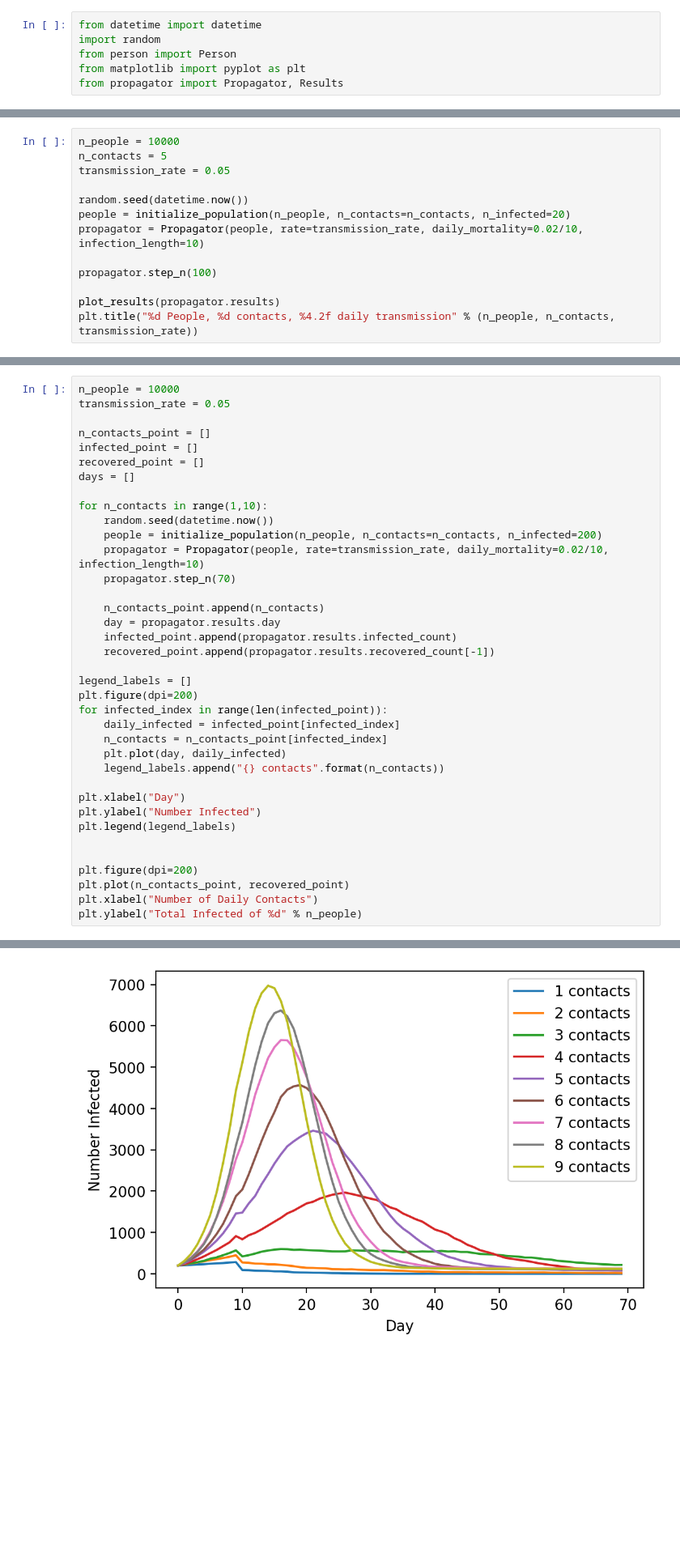
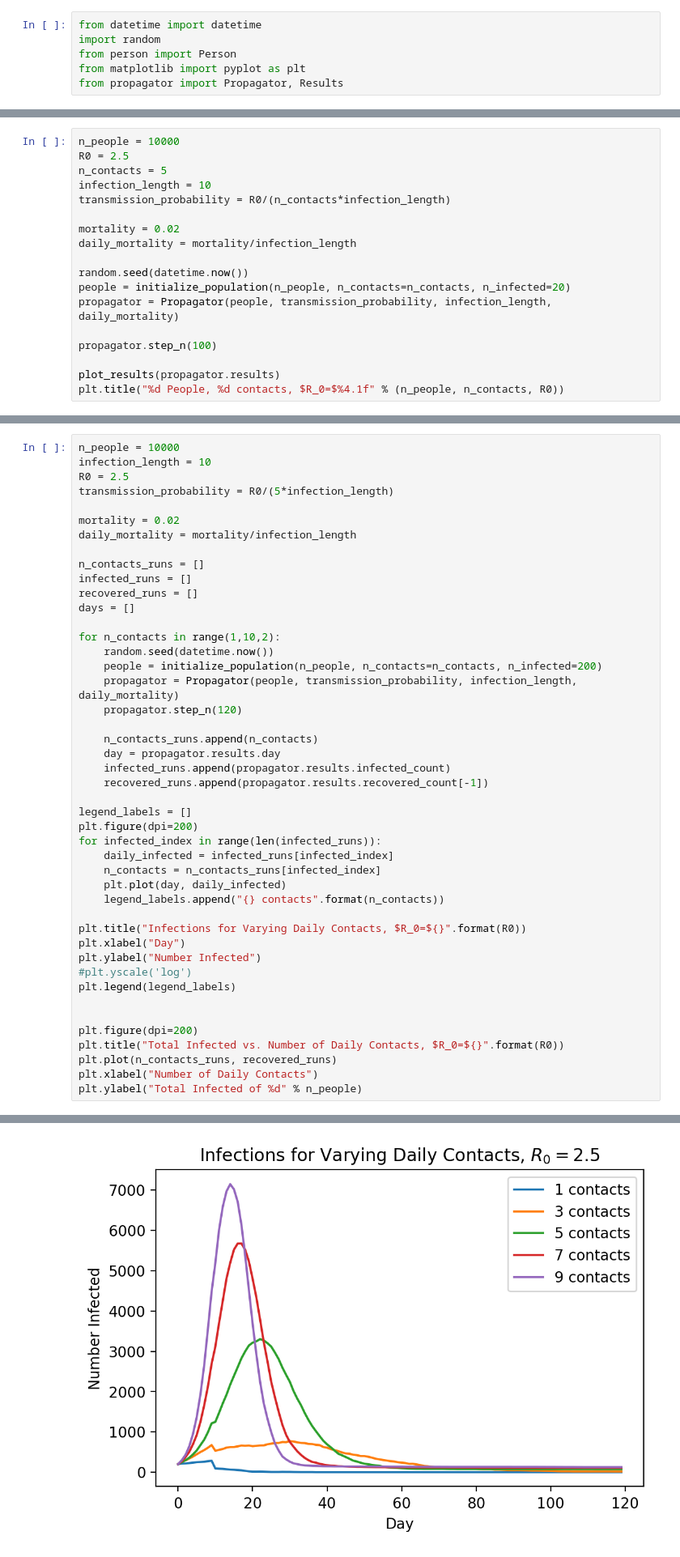
Before and after one commit to seamusriordan/coronav2, a Jupyter notebook: corona_mc.ipynb, the cells around one changed output, grey strips where cells are left out. Shown: that part at 81% size. Saved outputs shown, nothing was run; the diff lists cells and outputs as text; blank space fills up the shorter version.

Commit message:
Clean up plots and variable naming

```diff
--- a/corona_mc.ipynb
+++ b/corona_mc.ipynb
@@ -41,14 +49,19 @@ def initialize_population(n_people, n_contacts, n_infected, n_immune=0):
 # %%
 n_people = 10000
+R0 = 2.5
 n_contacts = 5
-transmission_rate = 0.05
+infection_length = 10
+transmission_probability = R0/(n_contacts*infection_length)
+
+mortality = 0.02
+daily_mortality = mortality/infection_length
 
 random.seed(datetime.now())
 people = initialize_population(n_people, n_contacts=n_contacts, n_infected=20)
-propagator = Propagator(people, rate=transmission_rate, daily_mortality=0.02/10, infection_length=10)
+propagator = Propagator(people, transmission_probability, infection_length, daily_mortality)
 
 propagator.step_n(100)
 
 plot_results(propagator.results)
-plt.title("%d People, %d contacts, %4.2f daily transmission" % (n_people, n_contacts, transmission_rate))
+plt.title("%d People, %d contacts, $R_0=$%4.1f" % (n_people, n_contacts, R0))
 # %% [output]
@@ -57,40 +70,48 @@ Text(0.5, 1.0, '10000 People, 5 contacts, 0.05 daily transmission')
 # %%
 n_people = 10000
-transmission_rate = 0.05
+infection_length = 10
+R0 = 2.5
+transmission_probability = R0/(5*infection_length)
 
-n_contacts_point = []
-infected_point = []
-recovered_point = []
+mortality = 0.02
+daily_mortality = mortality/infection_length
+
+n_contacts_runs = []
+infected_runs = []
+recovered_runs = []
 days = []
 
-for n_contacts in range(1,10):
+for n_contacts in range(1,10,2):
     random.seed(datetime.now())
     people = initialize_population(n_people, n_contacts=n_contacts, n_infected=200)
-    propagator = Propagator(people, rate=transmission_rate, daily_mortality=0.02/10, infection_length=10)
-    propagator.step_n(70)
+    propagator = Propagator(people, transmission_probability, infection_length, daily_mortality)
+    propagator.step_n(120)
 
-    n_contacts_point.append(n_contacts)
+    n_contacts_runs.append(n_contacts)
     day = propagator.results.day
-    infected_point.append(propagator.results.infected_count)
-    recovered_point.append(propagator.results.recovered_count[-1])
+    infected_runs.append(propagator.results.infected_count)
+    recovered_runs.append(propagator.results.recovered_count[-1])
 
 legend_labels = []
 plt.figure(dpi=200)
-for infected_index in range(len(infected_point)):
-    daily_infected = infected_point[infected_index]
-    n_contacts = n_contacts_point[infected_index]
+for infected_index in range(len(infected_runs)):
+    daily_infected = infected_runs[infected_index]
+    n_contacts = n_contacts_runs[infected_index]
     plt.plot(day, daily_infected)
     legend_labels.append("{} contacts".format(n_contacts))
 
+plt.title("Infections for Varying Daily Contacts, $R_0=${}".format(R0))
 plt.xlabel("Day")
 plt.ylabel("Number Infected")
+#plt.yscale('log')
 plt.legend(legend_labels)
 
 
 plt.figure(dpi=200)
-plt.plot(n_contacts_point, recovered_point)
+plt.title("Total Infected vs. Number of Daily Contacts, $R_0=${}".format(R0))
+plt.plot(n_contacts_runs, recovered_runs)
 plt.xlabel("Number of Daily Contacts")
 plt.ylabel("Total Infected of %d" % n_people)
 # %% [output]
 Text(0, 0.5, 'Total Infected of 10000')
-[figure, old version]
+[figure, new version]
```
Also changed, not shown: parts of 5 cells of this notebook.
